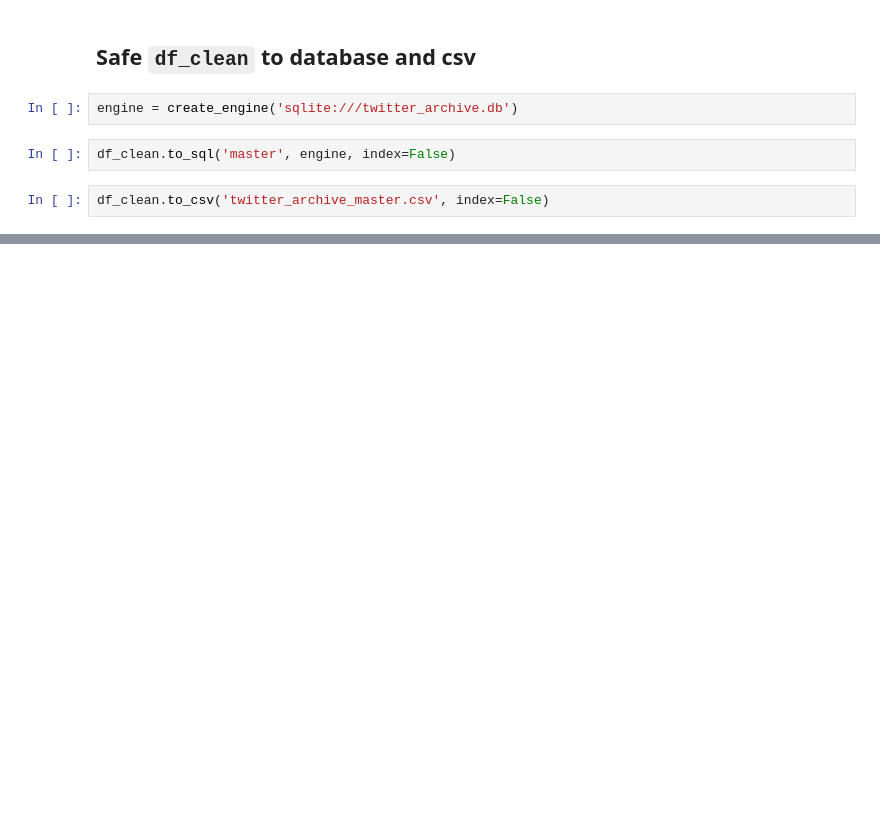
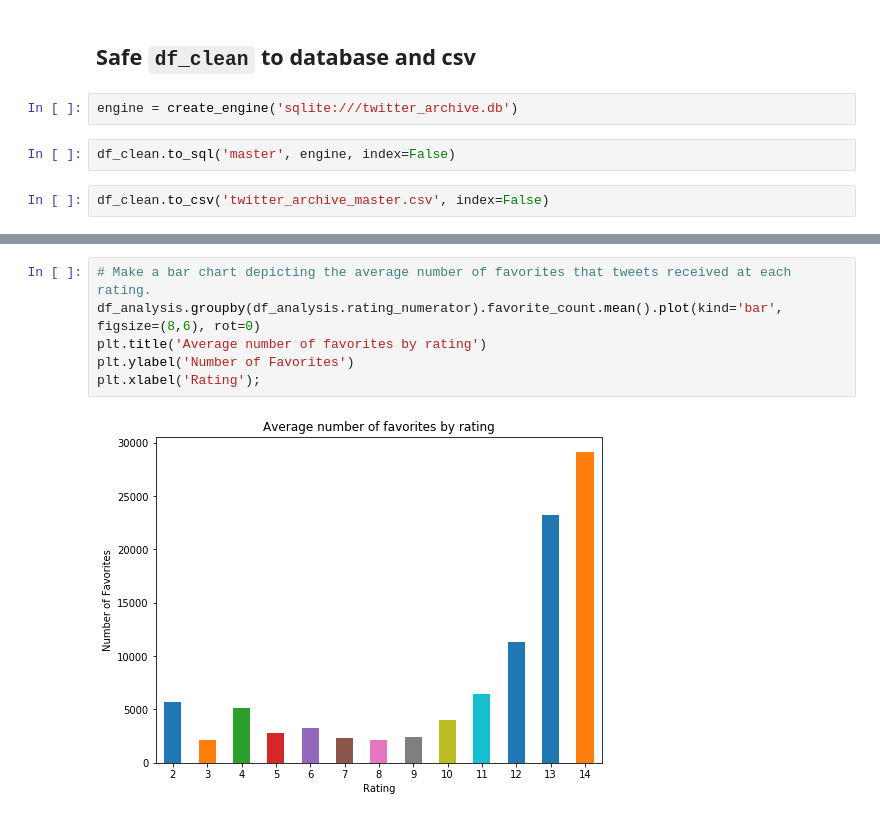
Before and after one commit to iRowebot/Wrangling-Analysis-Visualization-WeRateDogs-Tweets, a Jupyter notebook: wrangle_act.ipynb, the cells around one changed output, grey strips where cells are left out. Saved outputs shown, nothing was run; the diff lists cells and outputs as text; blank space fills up the shorter version.

```diff
--- a/wrangle_act.ipynb
+++ b/wrangle_act.ipynb
@@ -642,0 +722,8 @@ df_master = pd.read_sql('SELECT * FROM master', engine)
+# %%
+# Make a bar chart depicting the average number of favorites that tweets received at each rating.
+df_analysis.groupby(df_analysis.rating_numerator).favorite_count.mean().plot(kind='bar', figsize=(8,6), rot=0)
+plt.title('Average number of favorites by rating')
+plt.ylabel('Number of Favorites')
+plt.xlabel('Rating');
+# %% [output]
+[figure, added]
```
Also changed, not shown: parts of 35 cells of this notebook, 2 other files.
